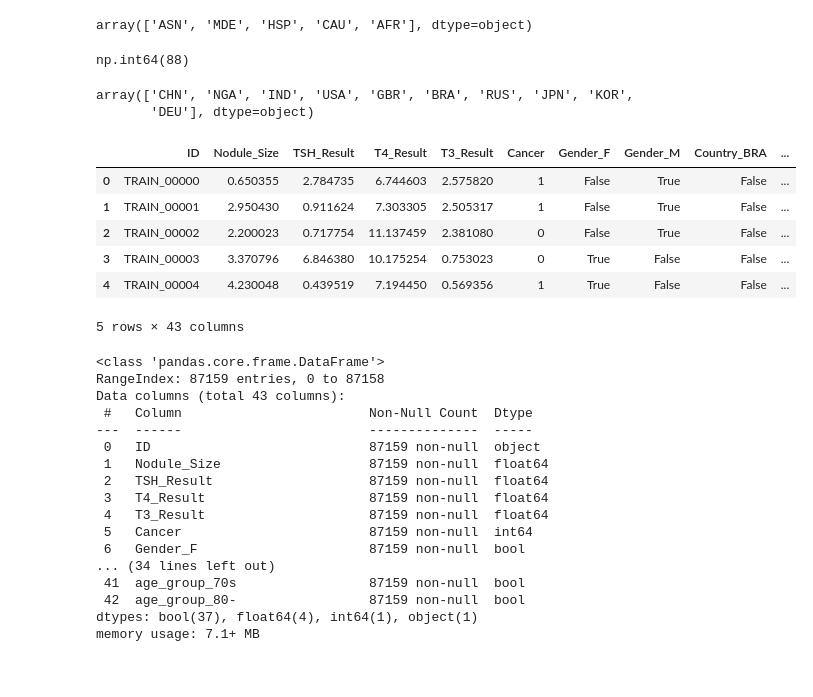
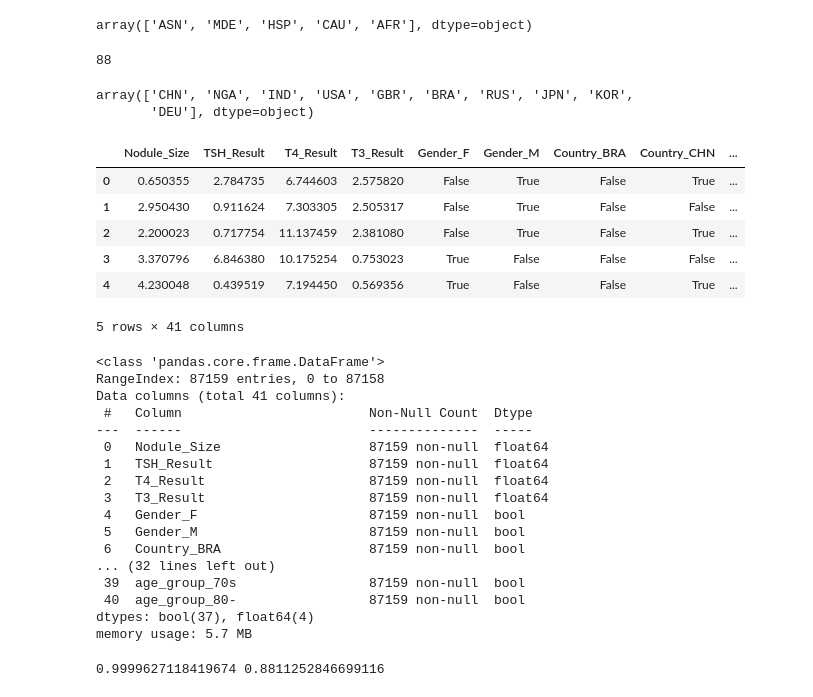
Before and after one commit to muhanurozulgyuyo/ThyroidCancerDiagnosis, a Jupyter notebook: notebooks/preprocessing.ipynb, the cells around one changed output. Drawn from its saved outputs; the diff is of its cells as text; code cells hidden in the pictures.

```diff
--- a/notebooks/preprocessing.ipynb
+++ b/notebooks/preprocessing.ipynb
@@ -13,0 +30,3 @@ df_train.head()
+# %%
+train_input = df_train.drop("Cancer", axis=1, inplace=False)
+train_input
@@ -16,12 +49,12 @@ df_train['Race'].unique()
 # %% [output]
 array(['ASN', 'MDE', 'HSP', 'CAU', 'AFR'], dtype=object)
 # %%
-df_train['Age'].max()
+train_input['Age'].max()
 # %% [output]
-np.int64(88)
+88
 # %%
 bins = [0, 19, 29, 39, 49, 59, 69, 79, 100]
 labels = ['0-19', '20s', '30s', '40s', '50s', '60s', '70s', '80-']
 
-df_train['age_group'] = pd.cut(df_train['Age'], bins=bins, labels=labels)
+train_input['age_group'] = pd.cut(train_input['Age'], bins=bins, labels=labels)
 # %%
@@ -33,36 +66,47 @@ array(['CHN', 'NGA', 'IND', 'USA', 'GBR', 'BRA', 'RUS', 'JPN', 'KOR',
 # one-hot encoding
 onehot_cols = ['Gender', 'Country', 'Race', 'Family_Background', 'Radiation_History', 'Iodine_Deficiency', 'Smoke', 'Weight_Risk', 'Diabetes', 'age_group']
 
-df_encoded = pd.get_dummies(df_train, columns=onehot_cols, drop_first=False)
+train_input = pd.get_dummies(train_input, columns=onehot_cols, drop_first=False)
 # %%
-df_encoded.drop('Age', axis=1, inplace=True)
+train_input.drop(['Age', 'ID'], axis=1, inplace=True)
 # %%
-df_encoded.head()
+train_input.head()
 # %% [output]
-|  | ID | Nodule_Size | TSH_Result | T4_Result | T3_Result | Cancer | Gender_F | Gender_M | Country_BRA | ... |
-| 0 | TRAIN_00000 | 0.650355 | 2.784735 | 6.744603 | 2.575820 | 1 | False | True | False | ... |
-| 1 | TRAIN_00001 | 2.950430 | 0.911624 | 7.303305 | 2.505317 | 1 | False | True | False | ... |
-| 2 | TRAIN_00002 | 2.200023 | 0.717754 | 11.137459 | 2.381080 | 0 | False | True | False | ... |
-| 3 | TRAIN_00003 | 3.370796 | 6.846380 | 10.175254 | 0.753023 | 0 | True | False | False | ... |
-| 4 | TRAIN_00004 | 4.230048 | 0.439519 | 7.194450 | 0.569356 | 1 | True | False | False | ... |
+|  | Nodule_Size | TSH_Result | T4_Result | T3_Result | Gender_F | Gender_M | Country_BRA | Country_CHN | ... |
+| 0 | 0.650355 | 2.784735 | 6.744603 | 2.575820 | False | True | False | True | ... |
+| 1 | 2.950430 | 0.911624 | 7.303305 | 2.505317 | False | True | False | False | ... |
+| 2 | 2.200023 | 0.717754 | 11.137459 | 2.381080 | False | True | False | True | ... |
+| 3 | 3.370796 | 6.846380 | 10.175254 | 0.753023 | True | False | False | False | ... |
+| 4 | 4.230048 | 0.439519 | 7.194450 | 0.569356 | True | False | False | True | ... |
-5 rows × 43 columns
+5 rows × 41 columns
 # %%
-df_encoded.info()
+train_input.info()
 # %% [output]
 <class 'pandas.core.frame.DataFrame'>
 RangeIndex: 87159 entries, 0 to 87158
-Data columns (total 43 columns):
+Data columns (total 41 columns):
  #   Column                        Non-Null Count  Dtype
 ---  ------                        --------------  -----
- 0   ID                            87159 non-null  object
- 1   Nodule_Size                   87159 non-null  float64
- 2   TSH_Result                    87159 non-null  float64
- 3   T4_Result                     87159 non-null  float64
- 4   T3_Result                     87159 non-null  float64
- 5   Cancer                        87159 non-null  int64
- 6   Gender_F                      87159 non-null  bool
-... (34 lines left out)
- 41  age_group_70s                 87159 non-null  bool
- 42  age_group_80-                 87159 non-null  bool
-dtypes: bool(37), float64(4), int64(1), object(1)
-memory usage: 7.1+ MB
+ 0   Nodule_Size                   87159 non-null  float64
+ 1   TSH_Result                    87159 non-null  float64
+ 2   T4_Result                     87159 non-null  float64
+ 3   T3_Result                     87159 non-null  float64
+ 4   Gender_F                      87159 non-null  bool
+ 5   Gender_M                      87159 non-null  bool
+ 6   Country_BRA                   87159 non-null  bool
+... (32 lines left out)
+ 39  age_group_70s                 87159 non-null  bool
+ 40  age_group_80-                 87159 non-null  bool
+dtypes: bool(37), float64(4)
+memory usage: 5.7 MB
+# %%
+# 중요한 컬럼 선택 with Random Forest
+from sklearn.ensemble import RandomForestClassifier
+from sklearn.model_selection import cross_validate
+
+rf = RandomForestClassifier(n_jobs=-1, random_state=42)
+scores = cross_validate(rf, train_input, train_target, return_train_score=True, n_jobs=-1)
+
+print(np.mean(scores['train_score']), np.mean(scores['test_score']))
+# %% [output]
+0.9999627118419674 0.8811252846699116
```
Also changed, not shown: parts of 15 cells of this notebook.
